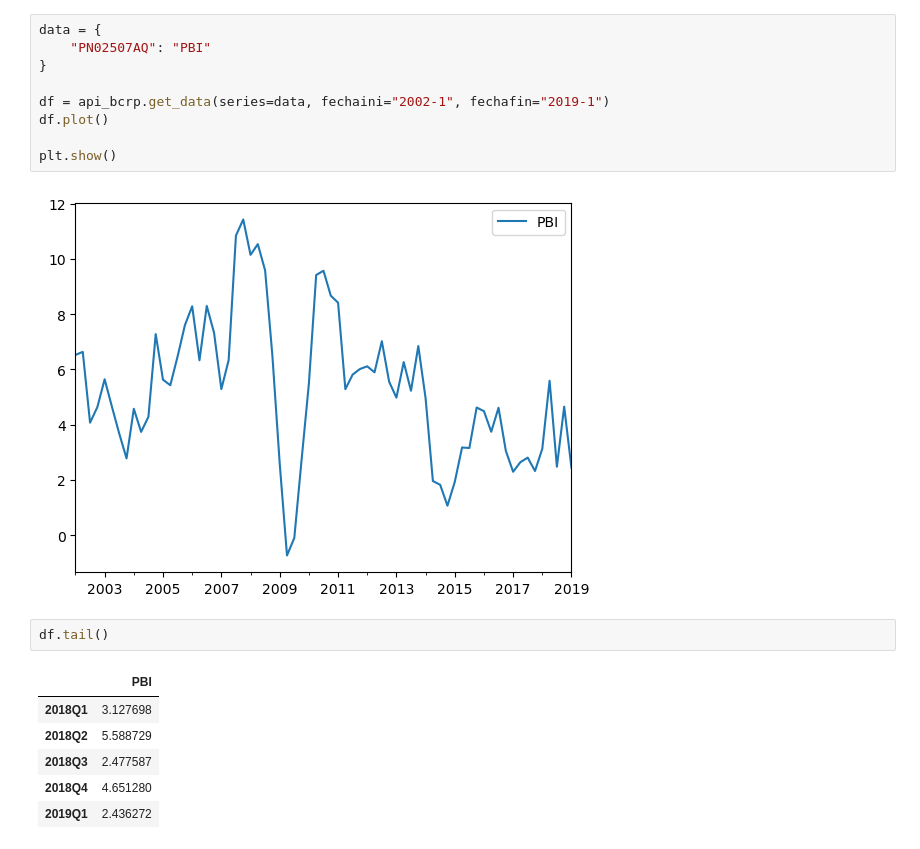
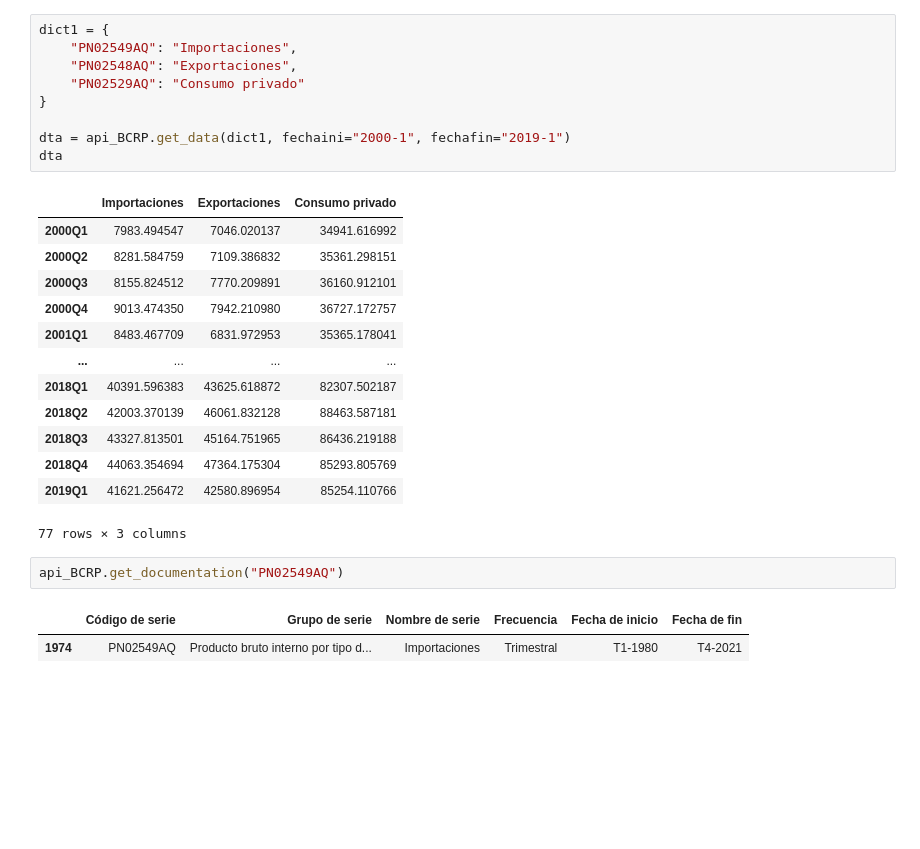
Before and after one commit to mauricioalvaradoo/economical_apis, a Jupyter notebook: prueba.ipynb, the cells around one changed output. Saved outputs shown, nothing was run; the diff lists cells and outputs as text; blank space fills up the shorter version.

```diff
--- a/prueba.ipynb
+++ b/prueba.ipynb
@@ -29,20 +26,28 @@ documentacion
-# %%
-data = {
-    "PN02507AQ": "PBI"
-}
-
-df = api_bcrp.get_data(series=data, fechaini="2002-1", fechafin="2019-1")
-df.plot()
-
-plt.show()
-# %% [output]
-[figure, removed]
-# %%
-df.tail()
-# %% [output]
-|  | PBI |
-| 2018Q1 | 3.127698 |
-| 2018Q2 | 5.588729 |
-| 2018Q3 | 2.477587 |
-| 2018Q4 | 4.651280 |
-| 2019Q1 | 2.436272 |
+# %%
+dict1 = {
+    "PN02549AQ": "Importaciones",
+    "PN02548AQ": "Exportaciones",
+    "PN02529AQ": "Consumo privado"
+}
+
+dta = api_BCRP.get_data(dict1, fechaini="2000-1", fechafin="2019-1")
+dta
+# %% [output]
+|  | Importaciones | Exportaciones | Consumo privado |
+| 2000Q1 | 7983.494547 | 7046.020137 | 34941.616992 |
+| 2000Q2 | 8281.584759 | 7109.386832 | 35361.298151 |
+| 2000Q3 | 8155.824512 | 7770.209891 | 36160.912101 |
+| 2000Q4 | 9013.474350 | 7942.210980 | 36727.172757 |
+| 2001Q1 | 8483.467709 | 6831.972953 | 35365.178041 |
+| ... | ... | ... | ... |
+| 2018Q1 | 40391.596383 | 43625.618872 | 82307.502187 |
+| 2018Q2 | 42003.370139 | 46061.832128 | 88463.587181 |
+| 2018Q3 | 43327.813501 | 45164.751965 | 86436.219188 |
+| 2018Q4 | 44063.354694 | 47364.175304 | 85293.805769 |
+| 2019Q1 | 41621.256472 | 42580.896954 | 85254.110766 |
+77 rows × 3 columns
+# %%
+api_BCRP.get_documentation("PN02549AQ")
+# %% [output]
+|  | Código de serie | Grupo de serie | Nombre de serie | Frecuencia | Fecha de inicio | Fecha de fin |
+| 1974 | PN02549AQ | Producto bruto interno por tipo d... | Importaciones | Trimestral | T1-1980 | T4-2021 |
```
Also changed, not shown: parts of 4 cells of this notebook, 5 other files.
